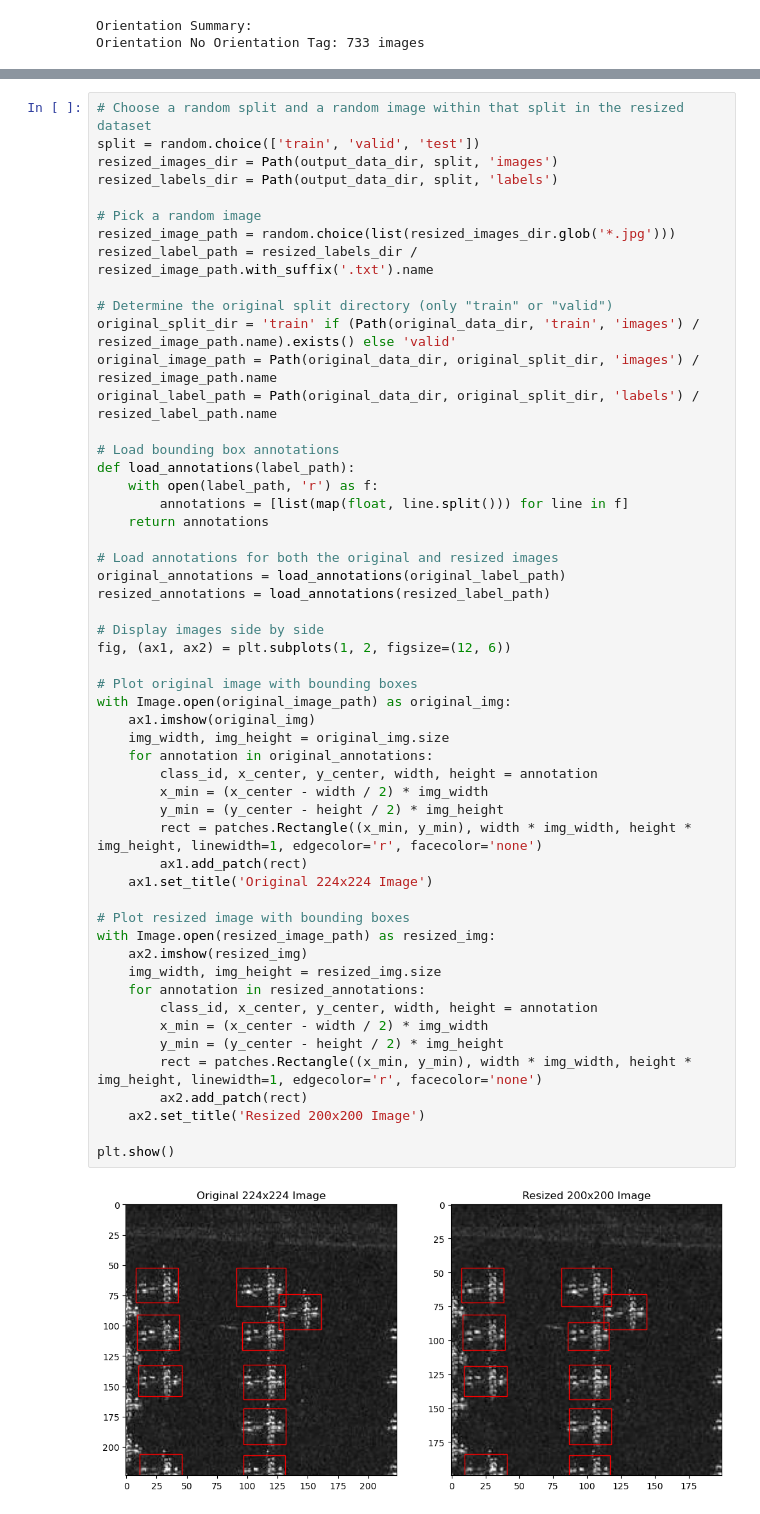
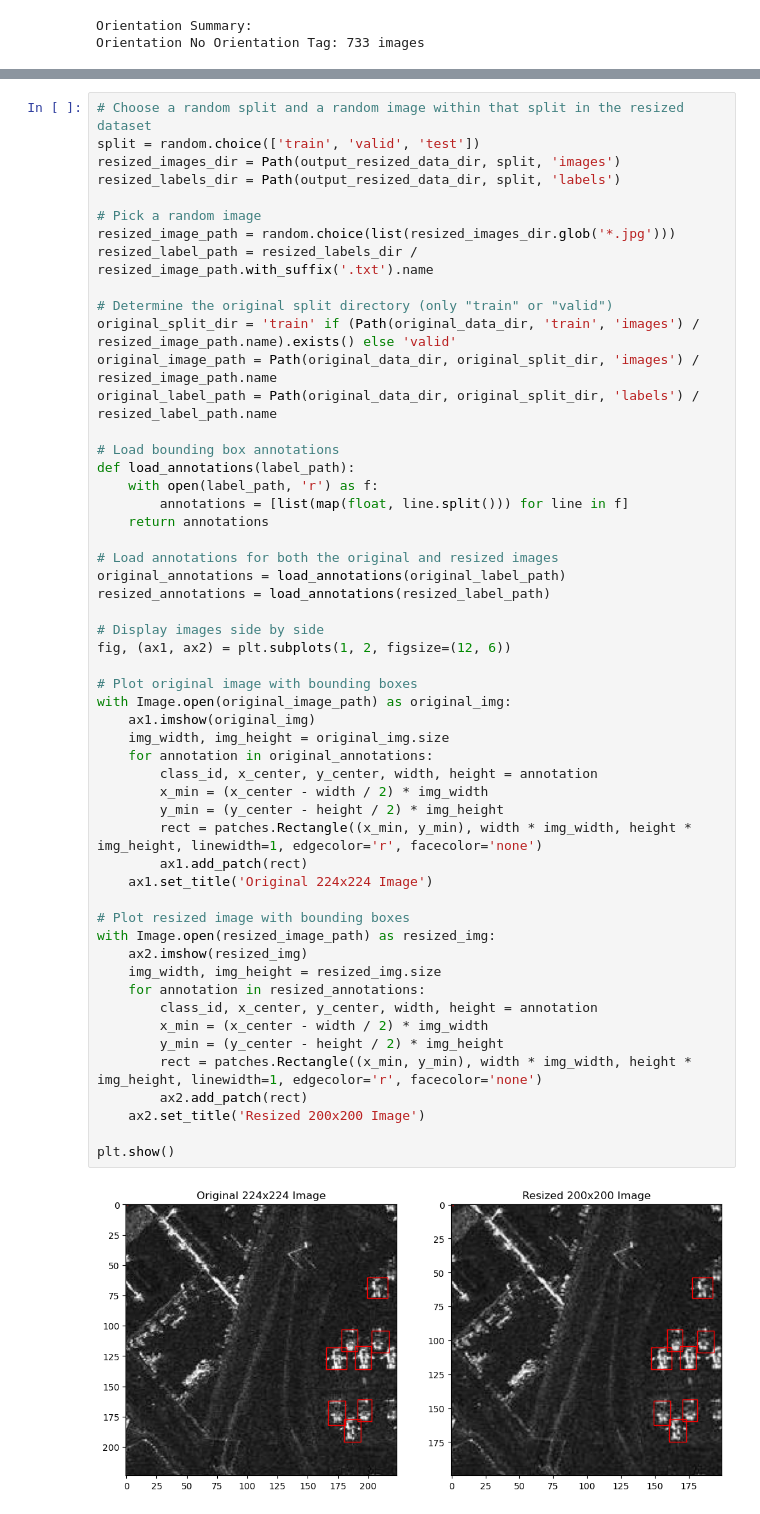
Before and after one commit to alexmul1114/Senior-Design, a Jupyter notebook: dataset_exploration/SADD_exploration.ipynb, the cells around one changed output, grey strips where cells are left out. Drawn from its saved outputs; the diff is of its cells as text.

```diff
--- a/dataset_exploration/SADD_exploration.ipynb
+++ b/dataset_exploration/SADD_exploration.ipynb
@@ -541,8 +573,8 @@ All resized files have the correct dimensions of 200x200.
 # %%
 # Choose a random split and a random image within that split in the resized dataset
 split = random.choice(['train', 'valid', 'test'])
-resized_images_dir = Path(output_data_dir, split, 'images')
-resized_labels_dir = Path(output_data_dir, split, 'labels')
+resized_images_dir = Path(output_resized_data_dir, split, 'images')
+resized_labels_dir = Path(output_resized_data_dir, split, 'labels')
 
 # Pick a random image
 resized_image_path = random.choice(list(resized_images_dir.glob('*.jpg')))
@@ -565,31 +597,31 @@ resized_annotations = load_annotations(resized_label_path)
 
 # Display images side by side
 fig, (ax1, ax2) = plt.subplots(1, 2, figsize=(12, 6))
 
 # Plot original image with bounding boxes
 with Image.open(original_image_path) as original_img:
     ax1.imshow(original_img)
     img_width, img_height = original_img.size
     for annotation in original_annotations:
         class_id, x_center, y_center, width, height = annotation
         x_min = (x_center - width / 2) * img_width
         y_min = (y_center - height / 2) * img_height
         rect = patches.Rectangle((x_min, y_min), width * img_width, height * img_height, linewidth=1, edgecolor='r', facecolor='none')
         ax1.add_patch(rect)
     ax1.set_title('Original 224x224 Image')
 
 # Plot resized image with bounding boxes
 with Image.open(resized_image_path) as resized_img:
     ax2.imshow(resized_img)
     img_width, img_height = resized_img.size
     for annotation in resized_annotations:
         class_id, x_center, y_center, width, height = annotation
         x_min = (x_center - width / 2) * img_width
         y_min = (y_center - height / 2) * img_height
         rect = patches.Rectangle((x_min, y_min), width * img_width, height * img_height, linewidth=1, edgecolor='r', facecolor='none')
         ax2.add_patch(rect)
     ax2.set_title('Resized 200x200 Image')
 
 plt.show()
 # %% [output]
-[figure, old version]
+[figure, new version]
```
Also changed, not shown: parts of 3 cells of this notebook.
